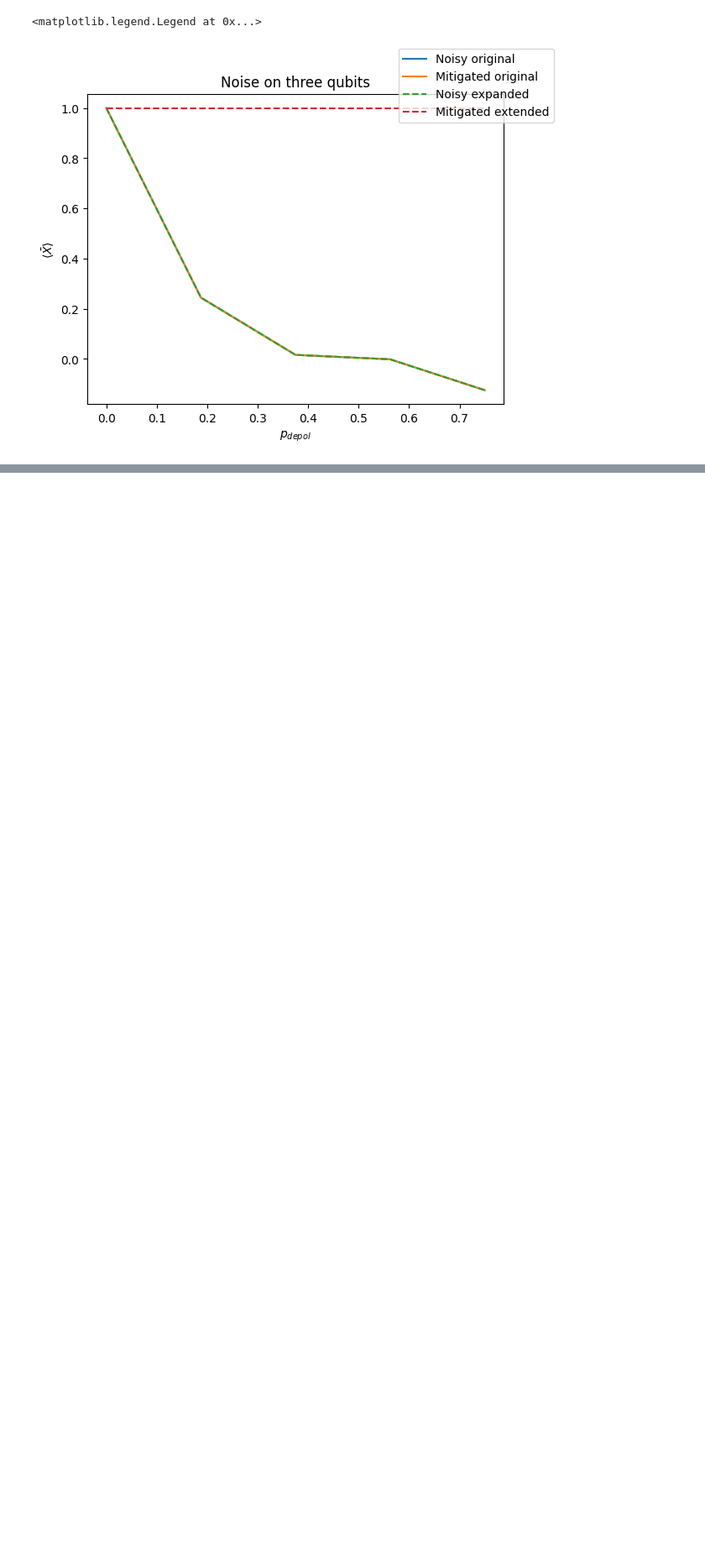
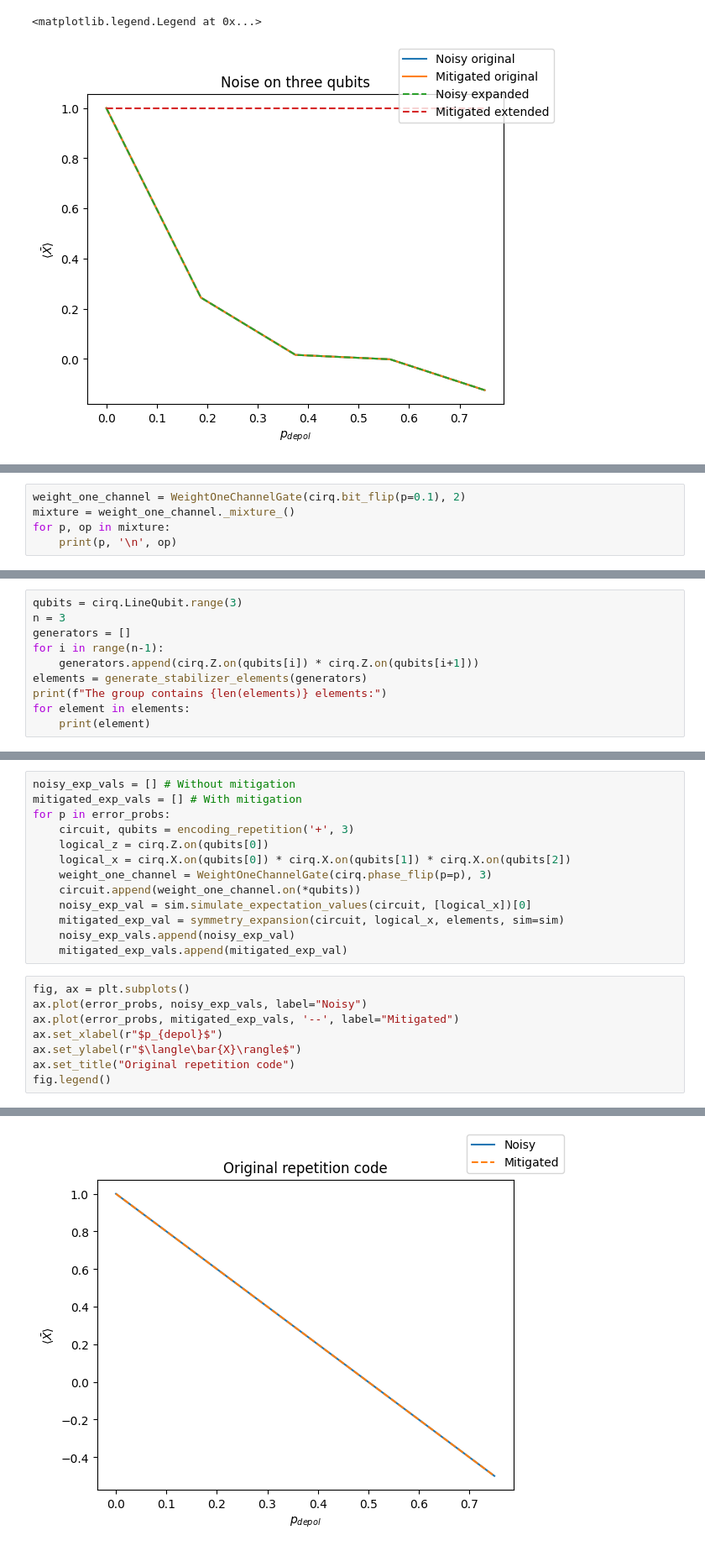
Before and after one commit to bdalfavero/encoded, a Jupyter notebook: experiments/expanded_repetition/memory.ipynb, the cells around one changed output, grey strips where cells are left out. Shown at 84% size. Cells and saved outputs as stored; diff of their text form; blank space fills up the shorter version.

```diff
--- a/experiments/expanded_repetition/memory.ipynb
+++ b/experiments/expanded_repetition/memory.ipynb
@@ -151,0 +198,5 @@ fig2.legend()
+# %%
+weight_one_channel = WeightOneChannelGate(cirq.bit_flip(p=0.1), 2)
+mixture = weight_one_channel._mixture_()
+for p, op in mixture:
+    print(p, '\n', op)
@@ -151,0 +224,10 @@ fig2.legend()
+# %%
+qubits = cirq.LineQubit.range(3)
+n = 3
+generators = []
+for i in range(n-1):
+    generators.append(cirq.Z.on(qubits[i]) * cirq.Z.on(qubits[i+1]))
+elements = generate_stabilizer_elements(generators)
+print(f"The group contains {len(elements)} elements:")
+for element in elements:
+    print(element)
@@ -151,0 +240,22 @@ fig2.legend()
+# %%
+noisy_exp_vals = [] # Without mitigation
+mitigated_exp_vals = [] # With mitigation
+for p in error_probs:
+    circuit, qubits = encoding_repetition('+', 3)
+    logical_z = cirq.Z.on(qubits[0])
+    logical_x = cirq.X.on(qubits[0]) * cirq.X.on(qubits[1]) * cirq.X.on(qubits[2])
+    weight_one_channel = WeightOneChannelGate(cirq.phase_flip(p=p), 3)
+    circuit.append(weight_one_channel.on(*qubits))
+    noisy_exp_val = sim.simulate_expectation_values(circuit, [logical_x])[0]
+    mitigated_exp_val = symmetry_expansion(circuit, logical_x, elements, sim=sim)
+    noisy_exp_vals.append(noisy_exp_val)
+    mitigated_exp_vals.append(mitigated_exp_val)
+# %%
+fig, ax = plt.subplots()
+ax.plot(error_probs, noisy_exp_vals, label="Noisy")
+ax.plot(error_probs, mitigated_exp_vals, '--', label="Mitigated")
+ax.set_xlabel(r"$p_{depol}$")
+ax.set_ylabel(r"$\langle\bar{X}\rangle$")
+ax.set_title("Original repetition code")
+fig.legend()
+# %% [output]
@@ -151,0 +263 @@ fig2.legend()
+[figure, added]
```
Also changed, not shown: parts of 11 cells of this notebook.
